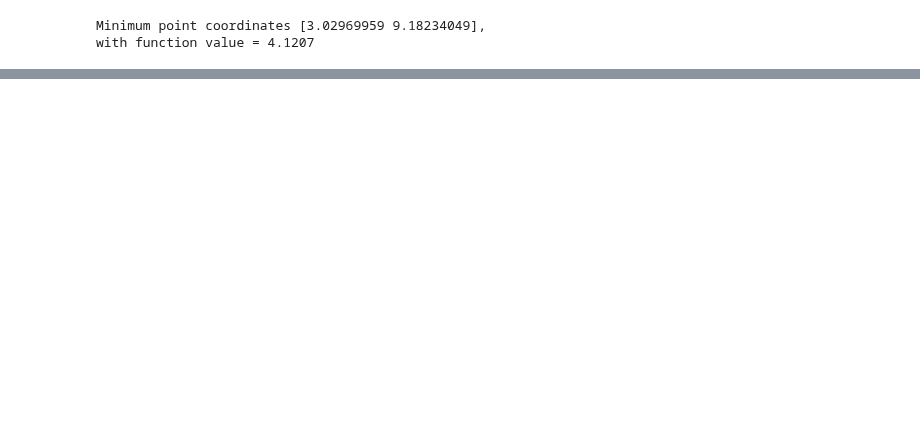
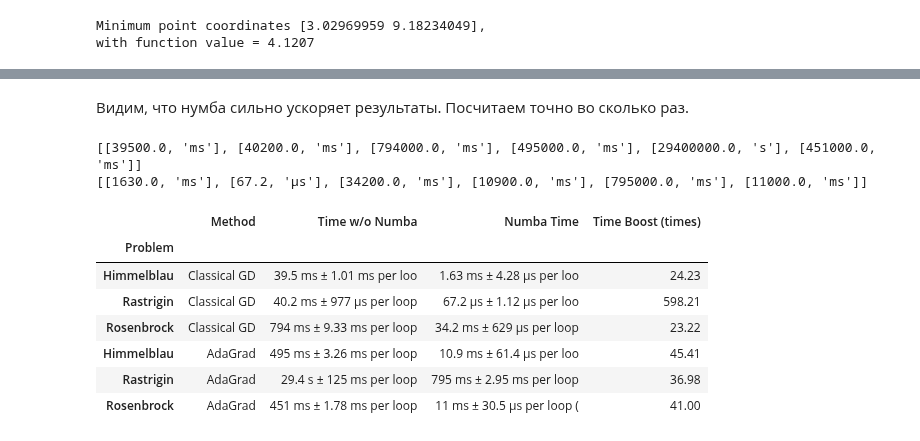
Before and after one commit to natalia-sd/AI-andstuff, a Jupyter notebook: lab_3/LAB3_numba.ipynb, the cells around one changed output, grey strips where cells are left out. Cells and saved outputs as stored; diff of their text form; code cells hidden in the pictures; blank space fills up the shorter version.

Commit message:
added result df, contents, time count

```diff
--- a/lab_3/LAB3_numba.ipynb
+++ b/lab_3/LAB3_numba.ipynb
@@ -387,0 +576,3 @@ Wall time: 2.6 s
+# %%
+# cpu time
+time = %timeit -o GD_AdaGrad(Rosenbrock, Rosen_grad, np.array([-10, -10]), gamma=0.9, tolerance = 1e-3, learning_rate=0.01, n_iter=30000)
@@ -387,0 +581,2 @@ Wall time: 2.6 s
+# %%
+res_df.iat[5, 2] = str(time)[:25]
@@ -387,0 +597,47 @@ Wall time: 2.6 s
+# %% [markdown]
+Видим, что нумба сильно ускоряет результаты. Посчитаем точно во сколько раз.
+# %%
+wo_N = []
+w_N = []
+for i in res_df['Time w/o Numba']:
+    cont = i.split()[:2]
+    wo_N.append(cont)
+for t in wo_N:
+    t[0] = float(t[0])
+    if t[1] == 's':  # переводим все в микросекунды
+        t[0] = t[0] * 1e+6
+    elif t[1] == 'ms':
+        t[0] = t[0] * 1e+3
+
+for i in res_df['Numba Time']:
+    cont = i.split()[:2]
+    w_N.append(cont)
+for t in w_N:
+    t[0] = float(t[0])
+    if t[1] == 's':  # переводим все в микросекунды
+        t[0] = t[0] * 1e+6
+    elif t[1] == 'ms':
+        t[0] = t[0] * 1e+3
+
+# рассчитаем во сколько раз нумбы быстрее для каждого случая
+i = 0
+boost = []
+while i < len(w_N):
+    boost.append(round(wo_N[i][0]/w_N[i][0], 2))
+    i += 1
+# %% [output]
+[[39500.0, 'ms'], [40200.0, 'ms'], [794000.0, 'ms'], [495000.0, 'ms'], [29400000.0, 's'], [451000.0, 'ms']]
+[[1630.0, 'ms'], [67.2, 'µs'], [34200.0, 'ms'], [10900.0, 'ms'], [795000.0, 'ms'], [11000.0, 'ms']]
+# %%
+res_df['Time Boost (times)'] = boost
+# %%
+res_df
+# %% [output]
+|  | Method | Time w/o Numba | Numba Time | Time Boost (times) |
+| Problem |  |  |  |  |
+| Himmelblau | Classical GD | 39.5 ms ± 1.01 ms per loo | 1.63 ms ± 4.28 µs per loo | 24.23 |
+| Rastrigin | Classical GD | 40.2 ms ± 977 µs per loop | 67.2 µs ± 1.12 µs per loo | 598.21 |
+| Rosenbrock | Classical GD | 794 ms ± 9.33 ms per loop | 34.2 ms ± 629 µs per loop | 23.22 |
+| Himmelblau | AdaGrad | 495 ms ± 3.26 ms per loop | 10.9 ms ± 61.4 µs per loo | 45.41 |
+| Rastrigin | AdaGrad | 29.4 s ± 125 ms per loop | 795 ms ± 2.95 ms per loop | 36.98 |
+| Rosenbrock | AdaGrad | 451 ms ± 1.78 ms per loop | 11 ms ± 30.5 µs per loop ( | 41.00 |
```
Also changed, not shown: parts of 72 cells of this notebook.
